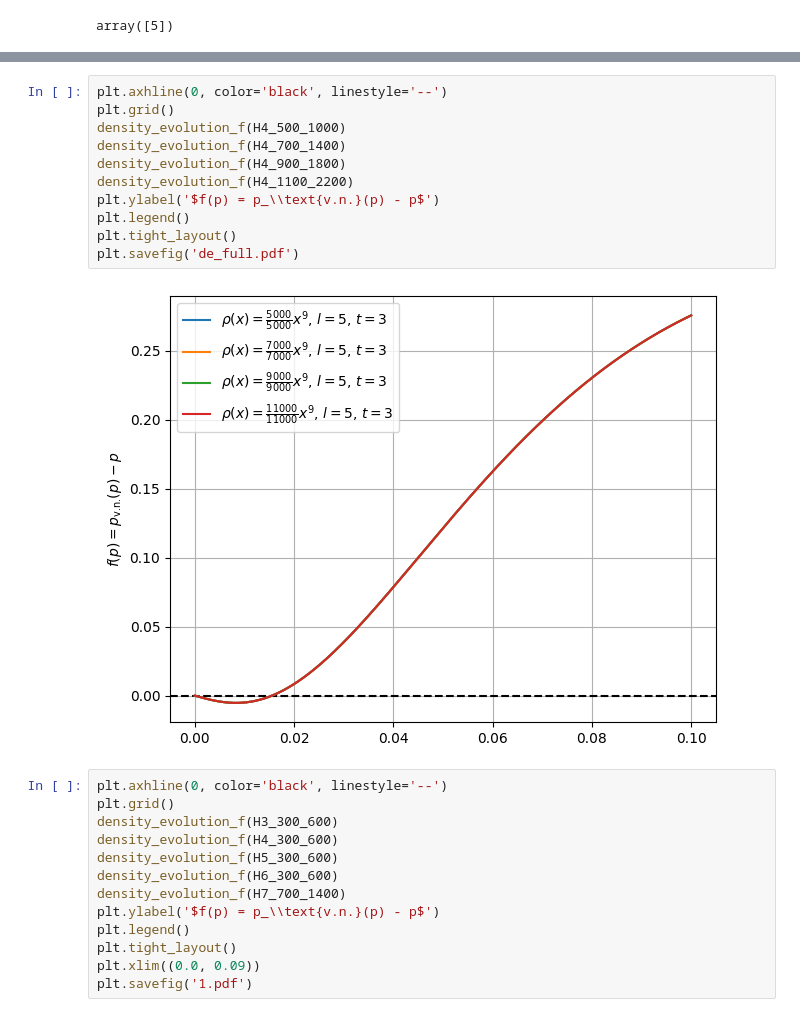
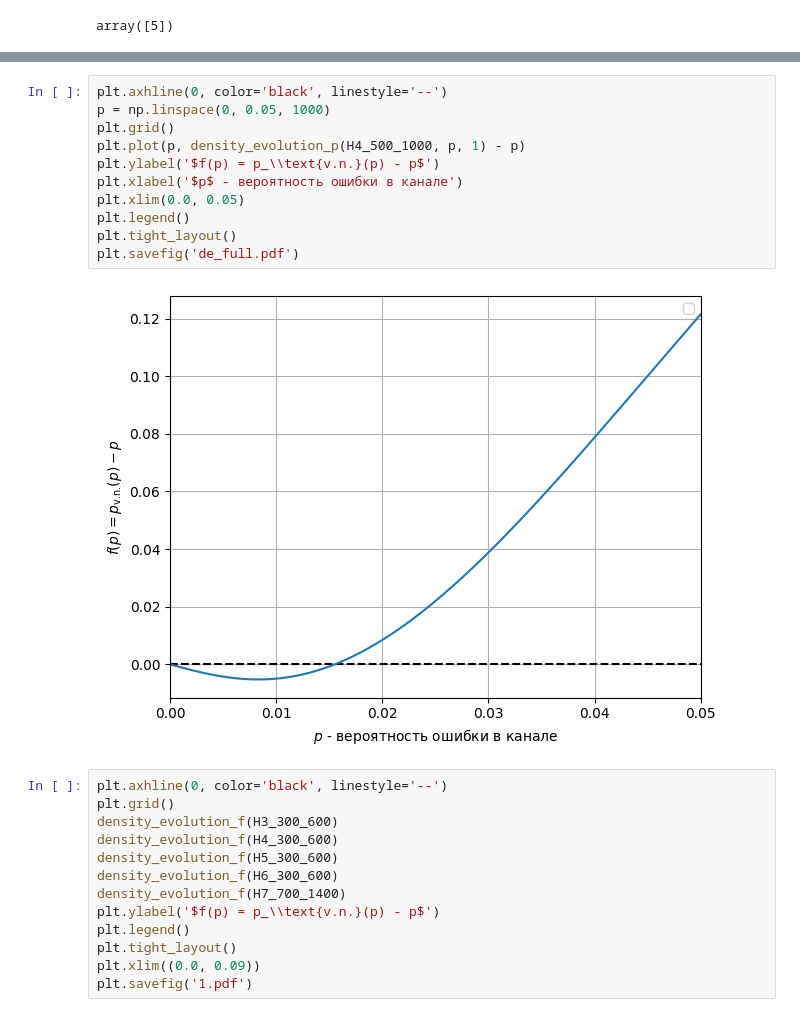
Before and after one commit to FuIluha/ldpc-for-flash-memory, a Jupyter notebook: DE.ipynb, the cells around one changed output, grey strips where cells are left out. Cells and saved outputs as stored; diff of their text form.

```diff
--- a/DE.ipynb
+++ b/DE.ipynb
@@ -159,16 +163,16 @@ NameError: name 'GallagerMatrixGenerator' is not defined
 # %%
 plt.axhline(0, color='black', linestyle='--')
+p = np.linspace(0, 0.05, 1000)
 plt.grid()
-density_evolution_f(H4_500_1000)
-density_evolution_f(H4_700_1400)
-density_evolution_f(H4_900_1800)
-density_evolution_f(H4_1100_2200)
+plt.plot(p, density_evolution_p(H4_500_1000, p, 1) - p)
 plt.ylabel('$f(p) = p_\\text{v.n.}(p) - p$')
+plt.xlabel('$p$ - вероятность ошибки в канале')
+plt.xlim(0.0, 0.05)
 plt.legend()
 plt.tight_layout()
 plt.savefig('de_full.pdf')
 # %% [output]
-[figure, old version]
+[figure, new version]
 # %%
 plt.axhline(0, color='black', linestyle='--')
 plt.grid()
```
Also changed, not shown: parts of 7 cells of this notebook, 15 other files.
